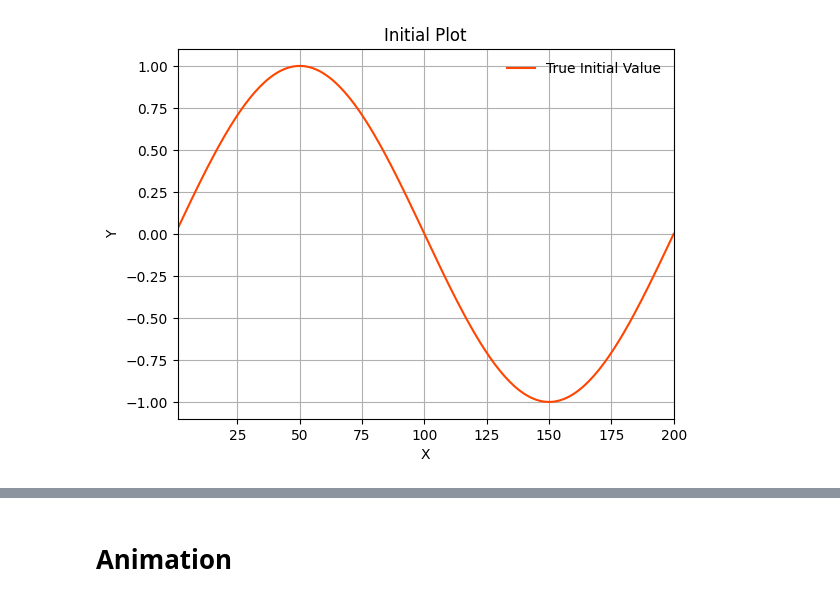
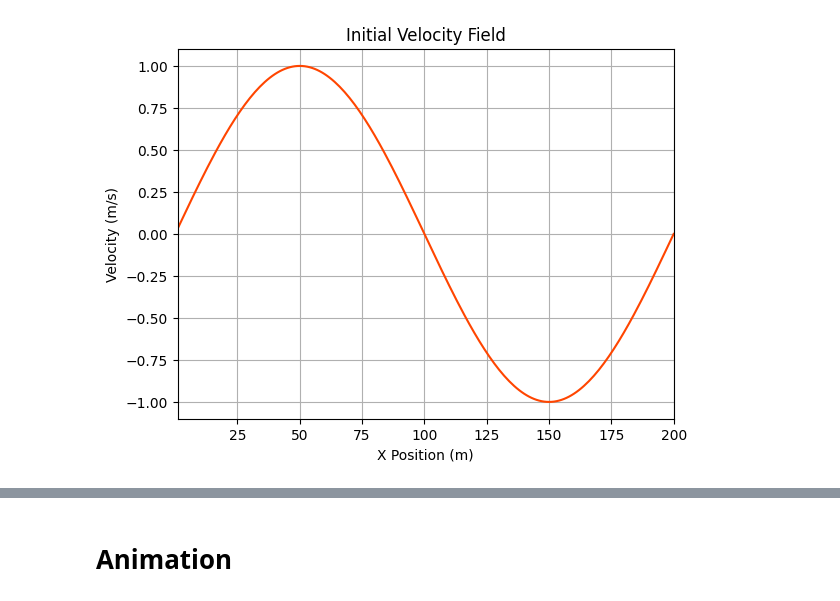
Before and after one commit to ashishd4/UROP, a Jupyter notebook: Week 6/6_29.ipynb, the cells around one changed output, grey strips where cells are left out. Cells and saved outputs as stored; diff of their text form; code cells hidden in the pictures.

```diff
--- a/Week 6/6_29.ipynb
+++ b/Week 6/6_29.ipynb
@@ -5,23 +5,22 @@ import matplotlib.animation as animation
 # %%
 x = []
 y = []
 
 plots = 200
 
 for i in range(plots):
     x.append(i + 1)
     y.append(np.sin(x[-1]/plots * 2 * np.pi))
 
-plt.plot(x, y, color = 'orangered', label = 'True Initial Value')
-plt.title('Initial Plot')
-plt.ylabel('Y')
-plt.xlabel('X')
+plt.plot(x, y, color = 'orangered')
+plt.title('Initial Velocity Field')
+plt.ylabel('Velocity (m/s)')
+plt.xlabel('X Position (m)')
 plt.xlim(x[0], x[-1])
-plt.legend(frameon=False)
 plt.grid()
 plt.show()
 # %% [output]
-[figure, old version]
+[figure, new version]
 # %%
 y_avgs = []
 
```
Also changed, not shown: parts of 4 cells of this notebook, 1 other file.
